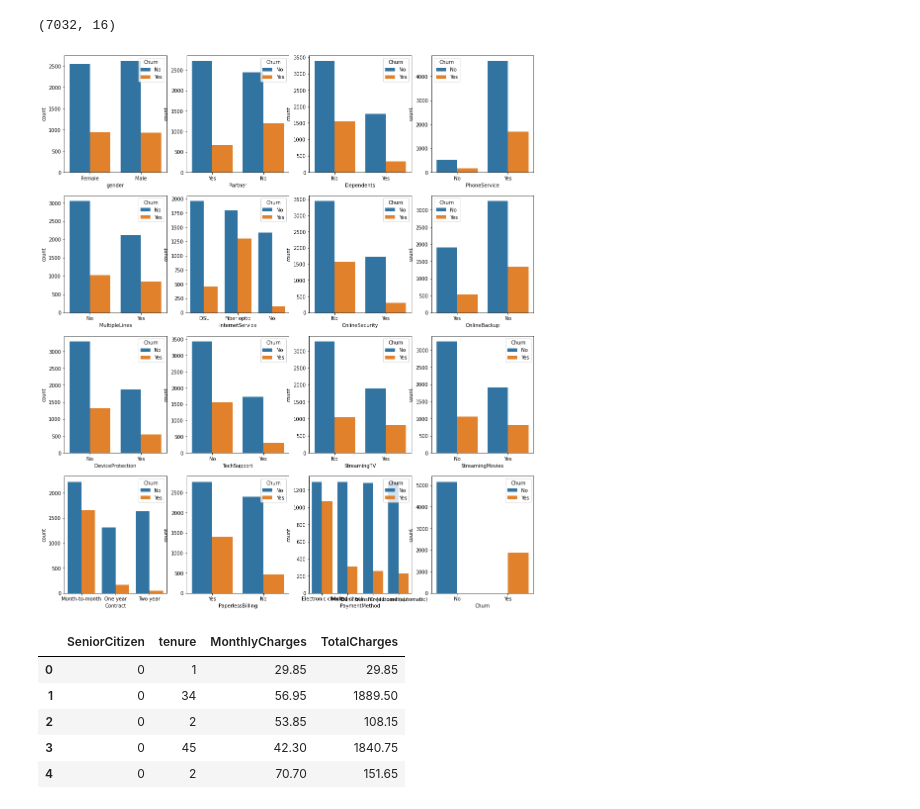
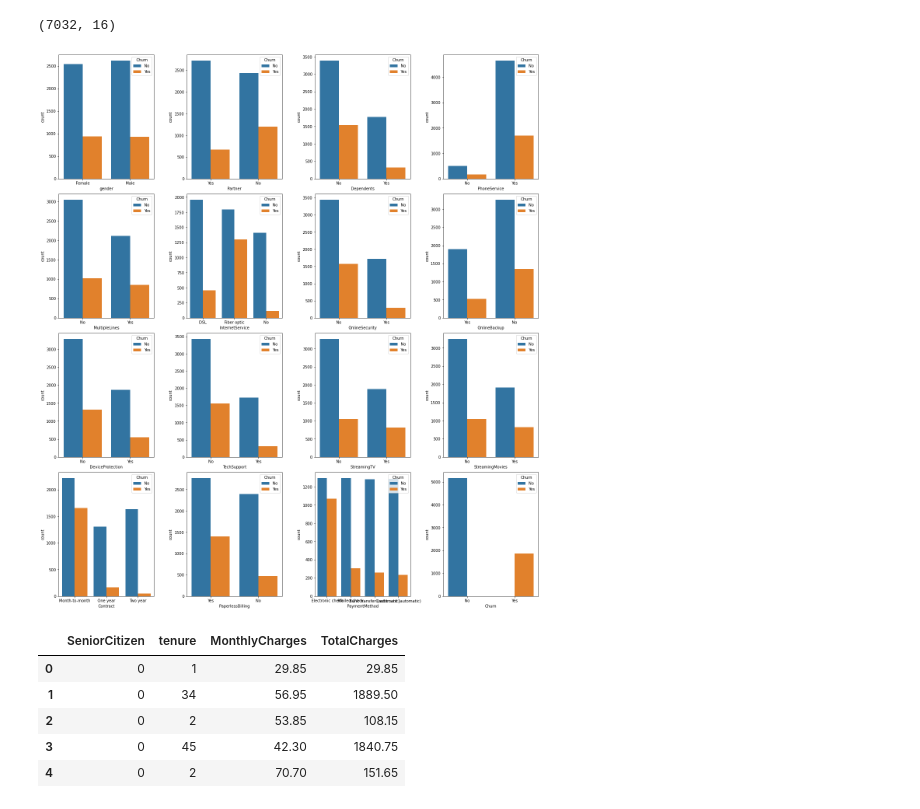
Before and after one commit to SahaAbhisek/Customer_Churn_Prediction_on_Kaggle_Telco_Data_using_a_simple_ANN_Model, a Jupyter notebook: Customer_Churn_Telco.ipynb, the cells around one changed output. Cells and saved outputs as stored; diff of their text form; code cells hidden in the pictures.

```diff
--- a/Customer_Churn_Telco.ipynb
+++ b/Customer_Churn_Telco.ipynb
@@ -191,15 +191,16 @@ df_cat.shape
 # %% [output]
 (7032, 16)
 # %%
-plt.figure(figsize=(17,20))
+plt.figure(figsize=(18,20))
 i = 1
 for cols in df_cat:
     plt.subplot(4,4,i)
     sns.countplot(x=cols, hue='Churn', data=df1)
     i+=1
+plt.tight_layout(pad=0.8)
 plt.show()
 # %% [output]
-[figure, old version]
+[figure, new version]
 # %%
 df_num.head()
 # %% [output]
```
Also changed, not shown: parts of 13 cells of this notebook.
